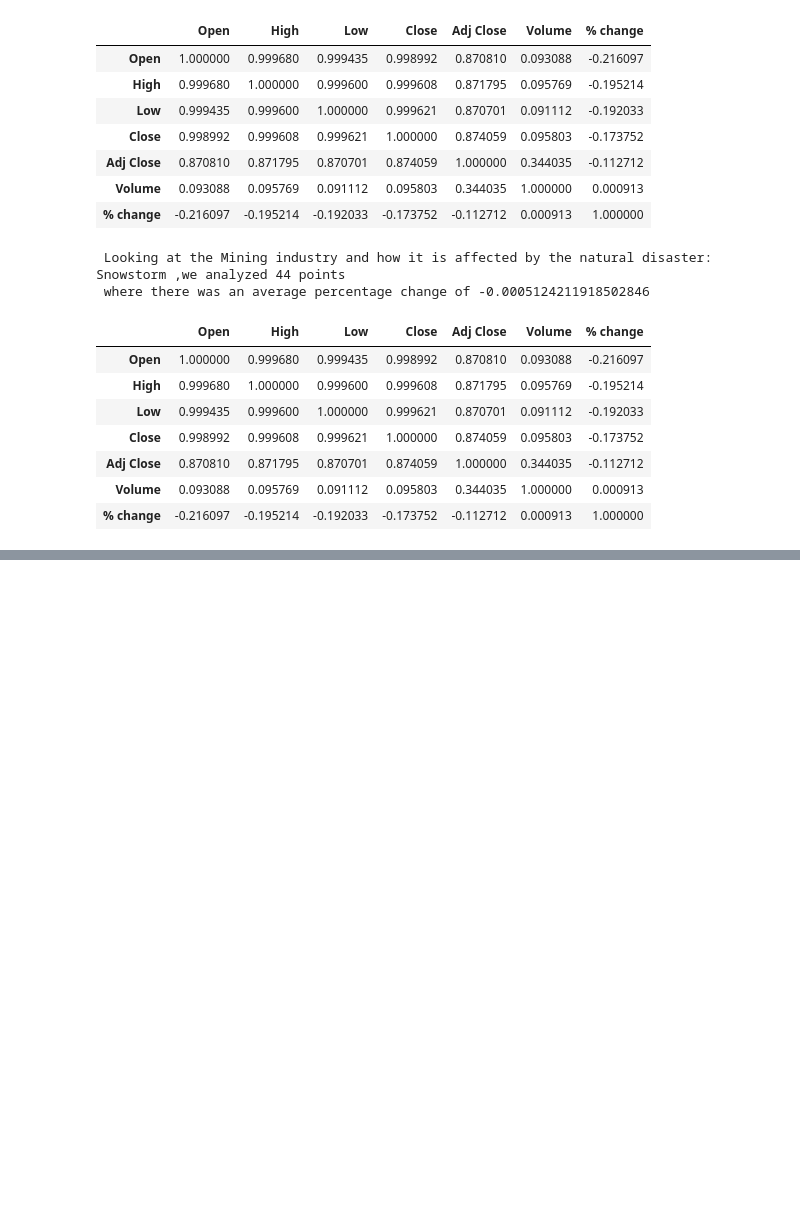
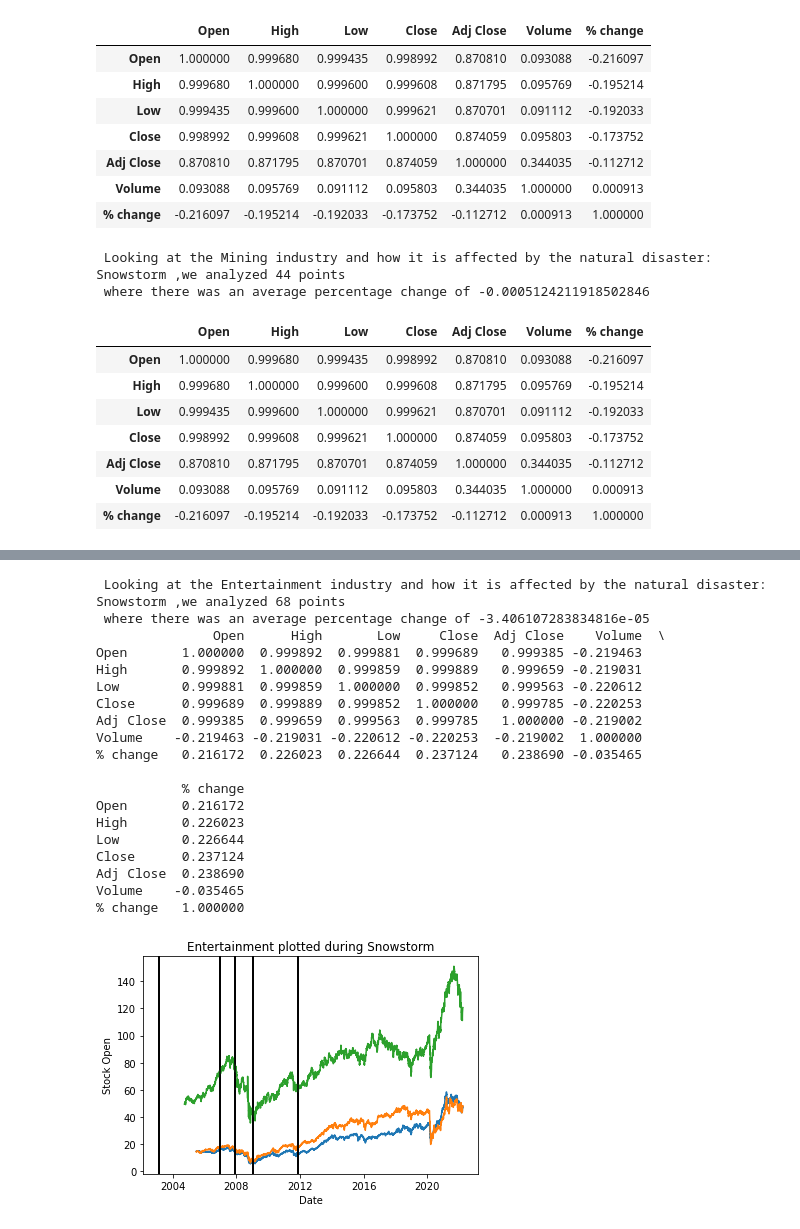
Before and after one commit to zessesni/CMSE202Financial3, a Jupyter notebook: CMSE 202 Financial 3 Official.ipynb, the cells around one changed output, grey strips where cells are left out. Cells and saved outputs as stored; diff of their text form; code cells hidden in the pictures; blank space fills up the shorter version.

```diff
--- a/CMSE 202 Financial 3 Official.ipynb
+++ b/CMSE 202 Financial 3 Official.ipynb
@@ -560,0 +691,23 @@ def f3(Industry, Natural_Disaster):
+# %%
+f3('Entertainment', 'Snowstorm')
+# %% [output]
+ Looking at the Entertainment industry and how it is affected by the natural disaster: Snowstorm ,we analyzed 68 points
+ where there was an average percentage change of -3.406107283834816e-05
+               Open      High       Low     Close  Adj Close    Volume  \
+Open       1.000000  0.999892  0.999881  0.999689   0.999385 -0.219463
+High       0.999892  1.000000  0.999859  0.999889   0.999659 -0.219031
+Low        0.999881  0.999859  1.000000  0.999852   0.999563 -0.220612
+Close      0.999689  0.999889  0.999852  1.000000   0.999785 -0.220253
+Adj Close  0.999385  0.999659  0.999563  0.999785   1.000000 -0.219002
+Volume    -0.219463 -0.219031 -0.220612 -0.220253  -0.219002  1.000000
+% change   0.216172  0.226023  0.226644  0.237124   0.238690 -0.035465
+
+           % change
+Open       0.216172
+High       0.226023
+Low        0.226644
+Close      0.237124
+Adj Close  0.238690
+Volume    -0.035465
+% change   1.000000
+[figure, added]
```
Also changed, not shown: parts of 10 cells of this notebook.
